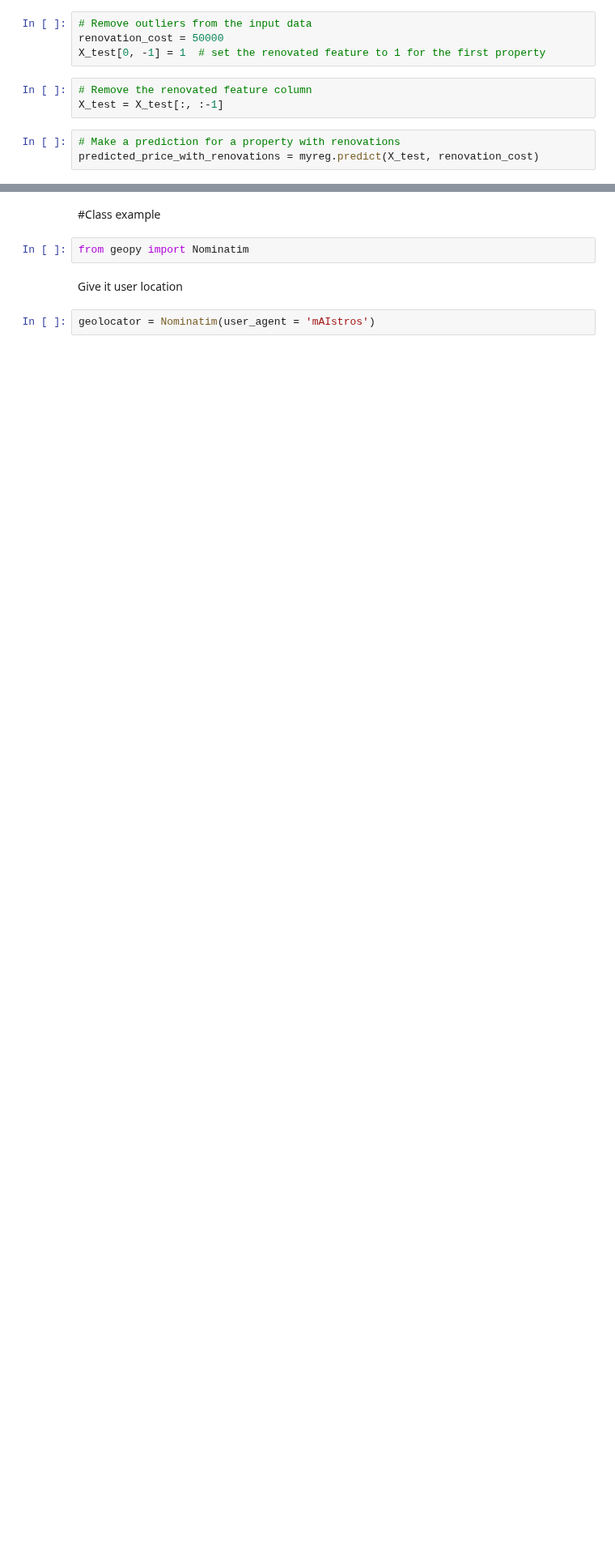
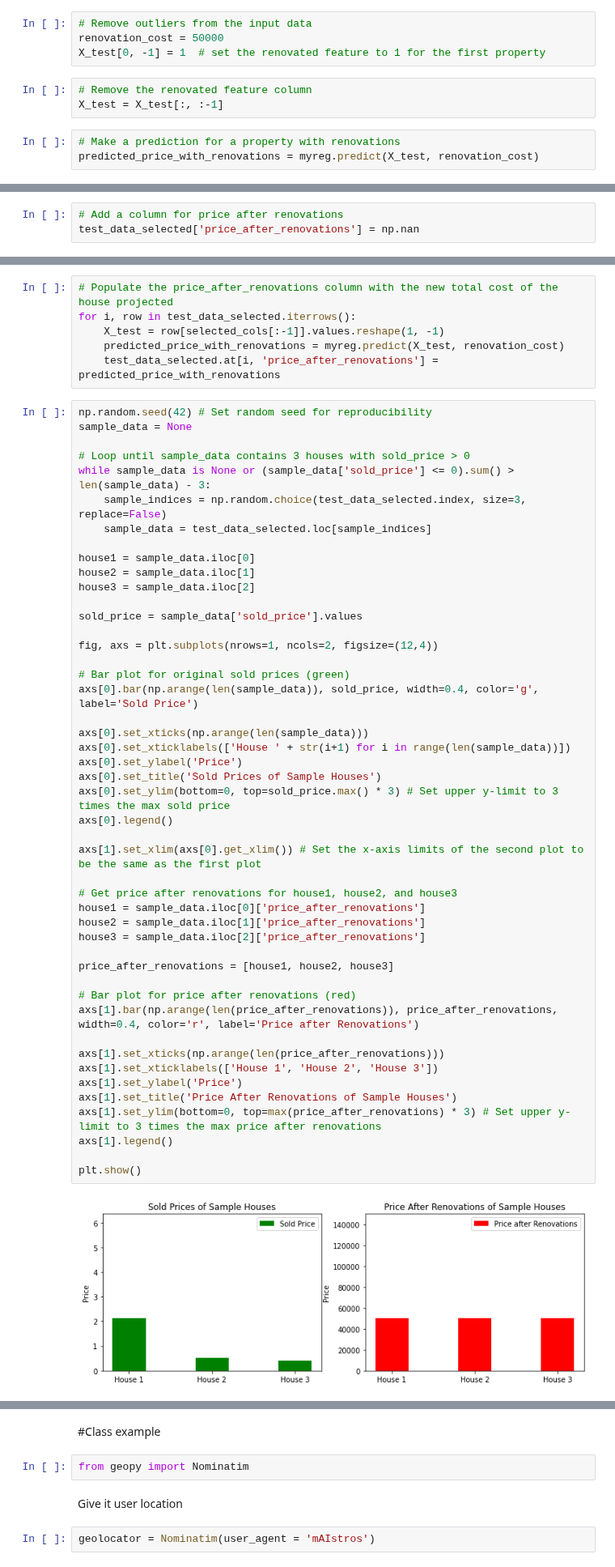
Before and after one commit to DevcoreGJ/HouseLinReg-Price-Renovations, a Jupyter notebook: HouseLinReg_Price_Renovations.ipynb, the cells around one changed output, grey strips where cells are left out. Shown at 81% size. Saved outputs shown, nothing was run; the diff lists cells and outputs as text; blank space fills up the shorter version.

```diff
--- a/HouseLinReg_Price_Renovations.ipynb
+++ b/HouseLinReg_Price_Renovations.ipynb
@@ -828,0 +850,3 @@ The predicted price for the first property with renovations is $50,545.48
+# %%
+# Add a column for price after renovations
+test_data_selected['price_after_renovations'] = np.nan
@@ -828,0 +859,55 @@ The predicted price for the first property with renovations is $50,545.48
+# %%
+# Populate the price_after_renovations column with the new total cost of the house projected
+for i, row in test_data_selected.iterrows():
+    X_test = row[selected_cols[:-1]].values.reshape(1, -1)
+    predicted_price_with_renovations = myreg.predict(X_test, renovation_cost)
+    test_data_selected.at[i, 'price_after_renovations'] = predicted_price_with_renovations
+# %%
+np.random.seed(42) # Set random seed for reproducibility
+sample_data = None
+
+# Loop until sample_data contains 3 houses with sold_price > 0
+while sample_data is None or (sample_data['sold_price'] <= 0).sum() > len(sample_data) - 3:
+    sample_indices = np.random.choice(test_data_selected.index, size=3, replace=False)
+    sample_data = test_data_selected.loc[sample_indices]
+
+house1 = sample_data.iloc[0]
+house2 = sample_data.iloc[1]
+house3 = sample_data.iloc[2]
+
+sold_price = sample_data['sold_price'].values
+
+fig, axs = plt.subplots(nrows=1, ncols=2, figsize=(12,4))
+
+# Bar plot for original sold prices (green)
+axs[0].bar(np.arange(len(sample_data)), sold_price, width=0.4, color='g', label='Sold Price')
+
+axs[0].set_xticks(np.arange(len(sample_data)))
+axs[0].set_xticklabels(['House ' + str(i+1) for i in range(len(sample_data))])
+axs[0].set_ylabel('Price')
+axs[0].set_title('Sold Prices of Sample Houses')
+axs[0].set_ylim(bottom=0, top=sold_price.max() * 3) # Set upper y-limit to 3 times the max sold price
+axs[0].legend()
+
+axs[1].set_xlim(axs[0].get_xlim()) # Set the x-axis limits of the second plot to be the same as the first plot
+
+# Get price after renovations for house1, house2, and house3
+house1 = sample_data.iloc[0]['price_after_renovations']
+house2 = sample_data.iloc[1]['price_after_renovations']
+house3 = sample_data.iloc[2]['price_after_renovations']
+
+price_after_renovations = [house1, house2, house3]
+
+# Bar plot for price after renovations (red)
+axs[1].bar(np.arange(len(price_after_renovations)), price_after_renovations, width=0.4, color='r', label='Price after Renovations')
+
+axs[1].set_xticks(np.arange(len(price_after_renovations)))
+axs[1].set_xticklabels(['House 1', 'House 2', 'House 3'])
+axs[1].set_ylabel('Price')
+axs[1].set_title('Price After Renovations of Sample Houses')
+axs[1].set_ylim(bottom=0, top=max(price_after_renovations) * 3) # Set upper y-limit to 3 times the max price after renovations
+axs[1].legend()
+
+plt.show()
+# %% [output]
+[figure, added]
```
Also changed, not shown: parts of 16 cells of this notebook, 1 other file.
